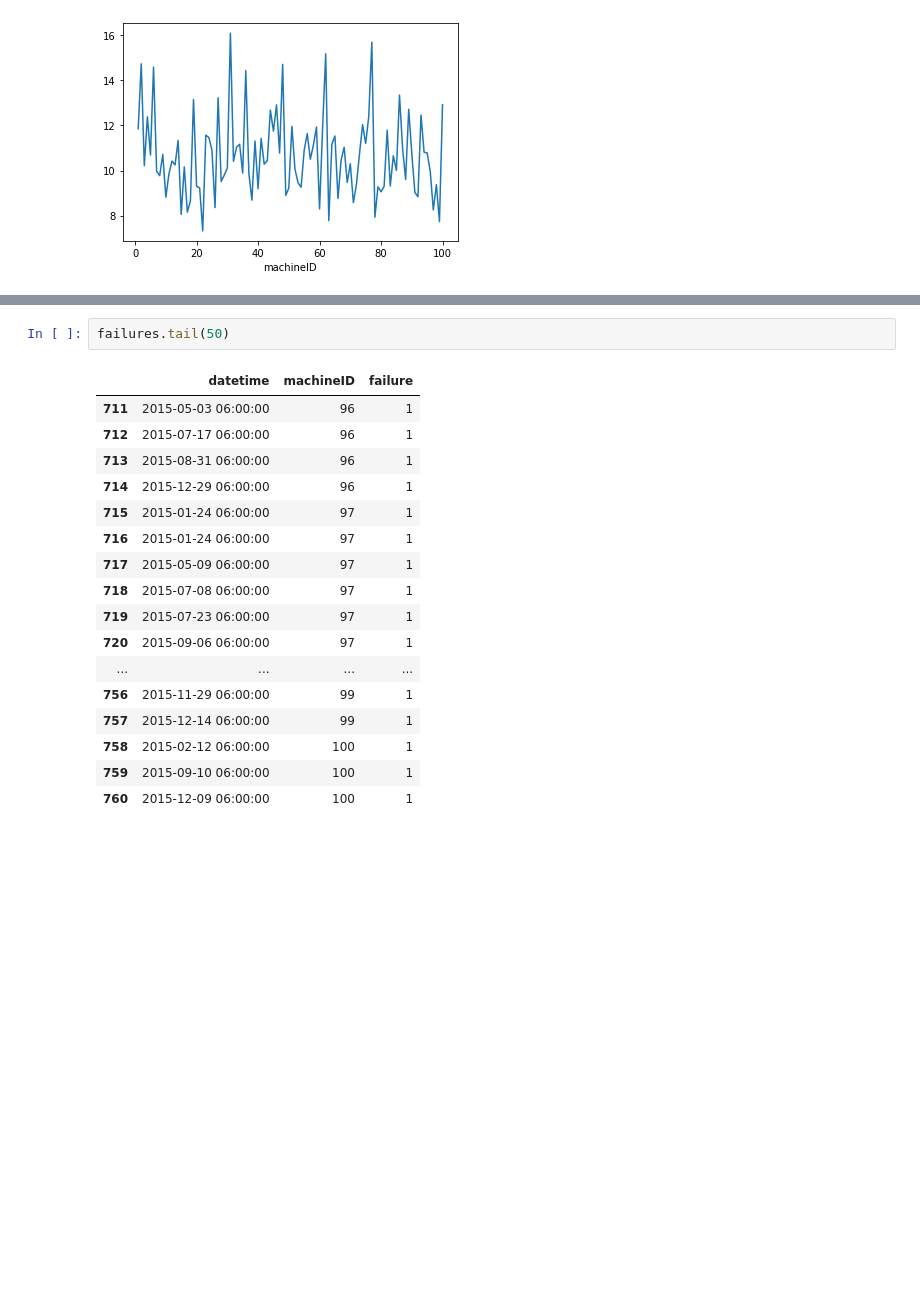
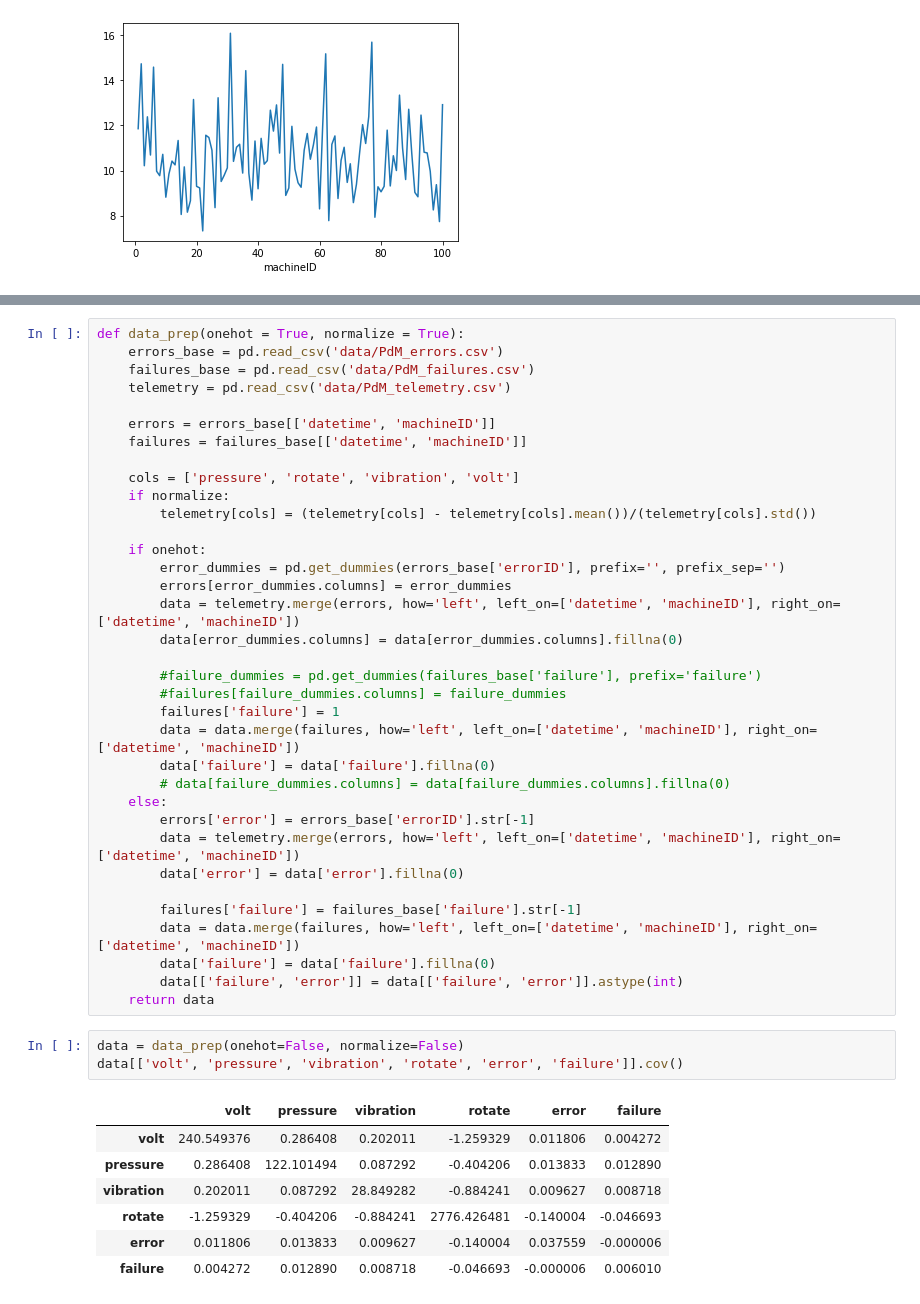
Before and after one commit to EsmirMes/virtualitics-hackathon, a Jupyter notebook: preprocess.ipynb, the cells around one changed output, grey strips where cells are left out. Drawn from its saved outputs; the diff is of its cells as text; blank space fills up the shorter version.

```diff
--- a/preprocess.ipynb
+++ b/preprocess.ipynb
@@ -98,20 +68,46 @@ data
-# %%
-failures.tail(50)
-# %% [output]
-|  | datetime | machineID | failure |
-| 711 | 2015-05-03 06:00:00 | 96 | 1 |
-| 712 | 2015-07-17 06:00:00 | 96 | 1 |
-| 713 | 2015-08-31 06:00:00 | 96 | 1 |
-| 714 | 2015-12-29 06:00:00 | 96 | 1 |
-| 715 | 2015-01-24 06:00:00 | 97 | 1 |
-| 716 | 2015-01-24 06:00:00 | 97 | 1 |
-| 717 | 2015-05-09 06:00:00 | 97 | 1 |
-| 718 | 2015-07-08 06:00:00 | 97 | 1 |
-| 719 | 2015-07-23 06:00:00 | 97 | 1 |
-| 720 | 2015-09-06 06:00:00 | 97 | 1 |
-| ... | ... | ... | ... |
-| 756 | 2015-11-29 06:00:00 | 99 | 1 |
-| 757 | 2015-12-14 06:00:00 | 99 | 1 |
-| 758 | 2015-02-12 06:00:00 | 100 | 1 |
-| 759 | 2015-09-10 06:00:00 | 100 | 1 |
-| 760 | 2015-12-09 06:00:00 | 100 | 1 |
+# %%
+def data_prep(onehot = True, normalize = True):
+    errors_base = pd.read_csv('data/PdM_errors.csv')
+    failures_base = pd.read_csv('data/PdM_failures.csv')
+    telemetry = pd.read_csv('data/PdM_telemetry.csv')
+
+    errors = errors_base[['datetime', 'machineID']]
+    failures = failures_base[['datetime', 'machineID']]
+
+    cols = ['pressure', 'rotate', 'vibration', 'volt']
+    if normalize:
+        telemetry[cols] = (telemetry[cols] - telemetry[cols].mean())/(telemetry[cols].std())
+
+    if onehot:
+        error_dummies = pd.get_dummies(errors_base['errorID'], prefix='', prefix_sep='')
+        errors[error_dummies.columns] = error_dummies
+        data = telemetry.merge(errors, how='left', left_on=['datetime', 'machineID'], right_on=['datetime', 'machineID'])
+        data[error_dummies.columns] = data[error_dummies.columns].fillna(0)
+
+        #failure_dummies = pd.get_dummies(failures_base['failure'], prefix='failure')
+        #failures[failure_dummies.columns] = failure_dummies
+        failures['failure'] = 1
+        data = data.merge(failures, how='left', left_on=['datetime', 'machineID'], right_on=['datetime', 'machineID'])
+        data['failure'] = data['failure'].fillna(0)
+        # data[failure_dummies.columns] = data[failure_dummies.columns].fillna(0)
+    else:
+        errors['error'] = errors_base['errorID'].str[-1]
+        data = telemetry.merge(errors, how='left', left_on=['datetime', 'machineID'], right_on=['datetime', 'machineID'])
+        data['error'] = data['error'].fillna(0)
+
+        failures['failure'] = failures_base['failure'].str[-1]
+        data = data.merge(failures, how='left', left_on=['datetime', 'machineID'], right_on=['datetime', 'machineID'])
+        data['failure'] = data['failure'].fillna(0)
+        data[['failure', 'error']] = data[['failure', 'error']].astype(int)
+    return data
+# %%
+data = data_prep(onehot=False, normalize=False)
+data[['volt', 'pressure', 'vibration', 'rotate', 'error', 'failure']].cov()
+# %% [output]
+|  | volt | pressure | vibration | rotate | error | failure |
+| volt | 240.549376 | 0.286408 | 0.202011 | -1.259329 | 0.011806 | 0.004272 |
+| pressure | 0.286408 | 122.101494 | 0.087292 | -0.404206 | 0.013833 | 0.012890 |
+| vibration | 0.202011 | 0.087292 | 28.849282 | -0.884241 | 0.009627 | 0.008718 |
+| rotate | -1.259329 | -0.404206 | -0.884241 | 2776.426481 | -0.140004 | -0.046693 |
+| error | 0.011806 | 0.013833 | 0.009627 | -0.140004 | 0.037559 | -0.000006 |
+| failure | 0.004272 | 0.012890 | 0.008718 | -0.046693 | -0.000006 | 0.006010 |
```
Also changed, not shown: parts of 13 cells of this notebook.
